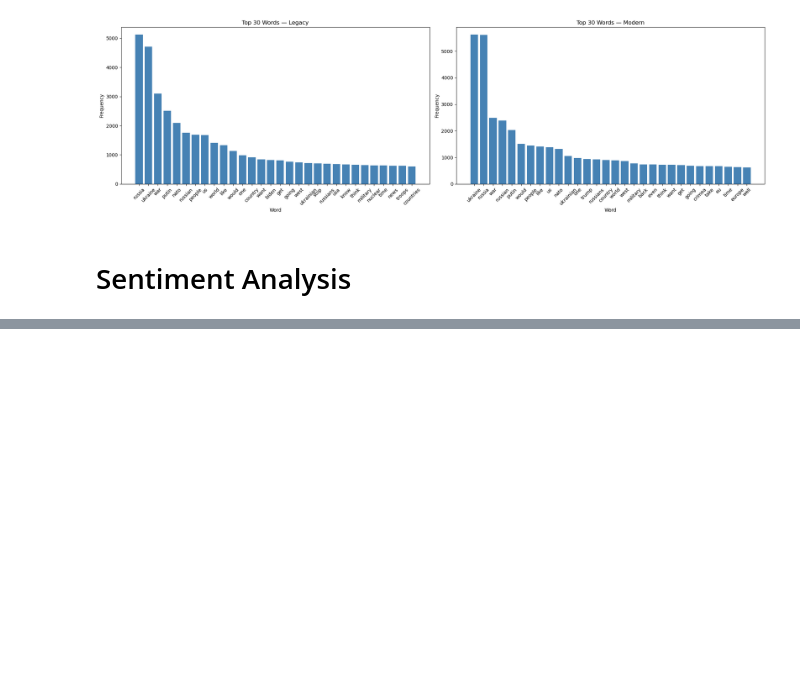
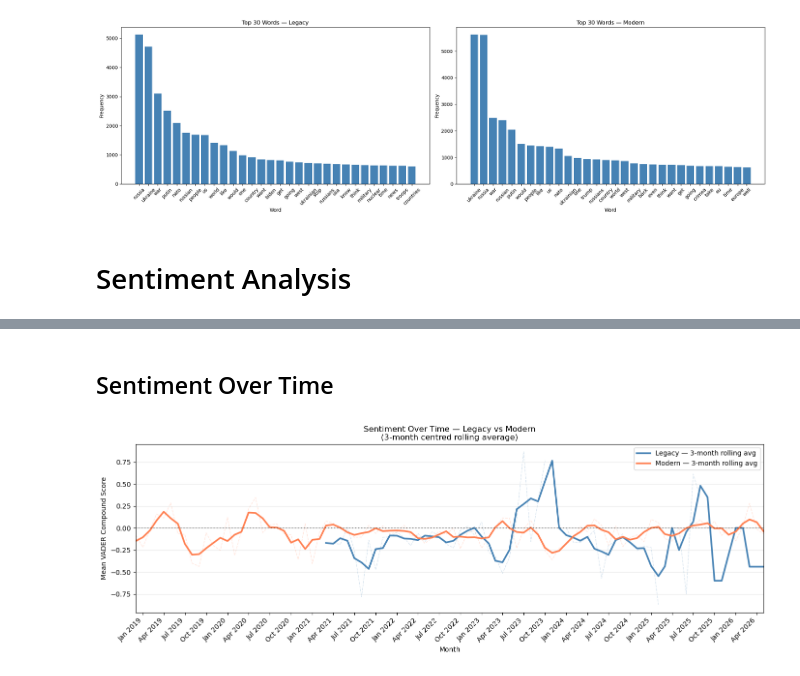
Before and after one commit to thomas-rmit/SMNA-Undergraduate-Group-37-, a Jupyter notebook: main_task.ipynb, the cells around one changed output, grey strips where cells are left out. Saved outputs shown, nothing was run; the diff lists cells and outputs as text; code cells hidden in the pictures; blank space fills up the shorter version.

```diff
--- a/main_task.ipynb
+++ b/main_task.ipynb
@@ -297,0 +355,56 @@ compare_summaries(legacy_summary, modern_summary)
+# %% [markdown]
+## Sentiment Over Time
+# %%
+import pandas as pd
+import matplotlib.pyplot as plt
+import matplotlib.dates as mdates
+
+# --- Build monthly mean VADER compound score ---
+def monthly_sentiment(comments, label):
+    rows = [
+        {
+            "month": datetime.fromisoformat(c["publishedAt"].replace("Z", "+00:00"))
+                             .replace(day=1, hour=0, minute=0, second=0, microsecond=0,
+                                      tzinfo=None),
+            "compound": c["vaderCompound"],
+        }
+        for c in comments
+    ]
+    df = pd.DataFrame(rows)
+    return df.groupby("month")["compound"].mean().rename(label)
+
+legacy_monthly = monthly_sentiment(legacy_comments, "Legacy")
+modern_monthly = monthly_sentiment(modern_comments, "Modern")
+
+# Align on the same date index, compute 3-month centred rolling average
+combined = pd.concat([legacy_monthly, modern_monthly], axis=1).sort_index()
+rolling  = combined.rolling(window=3, min_periods=1, center=True).mean()
+
+
+fig, ax = plt.subplots(figsize=(14, 5))
+
+# Rolling averages (bold)
+ax.plot(rolling.index, rolling["Legacy"], color="steelblue", linewidth=2.5, label="Legacy — 3-month rolling avg")
+ax.plot(rolling.index, rolling["Modern"], color="coral",     linewidth=2.5, label="Modern — 3-month rolling avg")
+
+# Raw monthly means (faint, for context)
+ax.plot(combined.index, combined["Legacy"], color="steelblue", alpha=0.2, linewidth=1, linestyle="--")
+ax.plot(combined.index, combined["Modern"], color="coral",     alpha=0.2, linewidth=1, linestyle="--")
+
+# Neutral baseline
+ax.axhline(0, color="black", linewidth=0.8, linestyle=":")
+
+ax.set_xlim(combined.index.min(), combined.index.max())
+ax.xaxis.set_major_locator(mdates.MonthLocator(interval=3))
+ax.xaxis.set_major_formatter(mdates.DateFormatter("%b %Y"))
+plt.xticks(rotation=45, ha="right")
+
+ax.set_xlabel("Month")
+ax.set_ylabel("Mean VADER Compound Score")
+ax.set_title("Sentiment Over Time — Legacy vs Modern\n(3-month centred rolling average)")
+ax.legend()
+ax.grid(axis="y", alpha=0.3)
+plt.tight_layout()
+plt.show()
+# %% [output]
+[figure, added]
```
Also changed, not shown: parts of 12 cells of this notebook, 1 other file.
